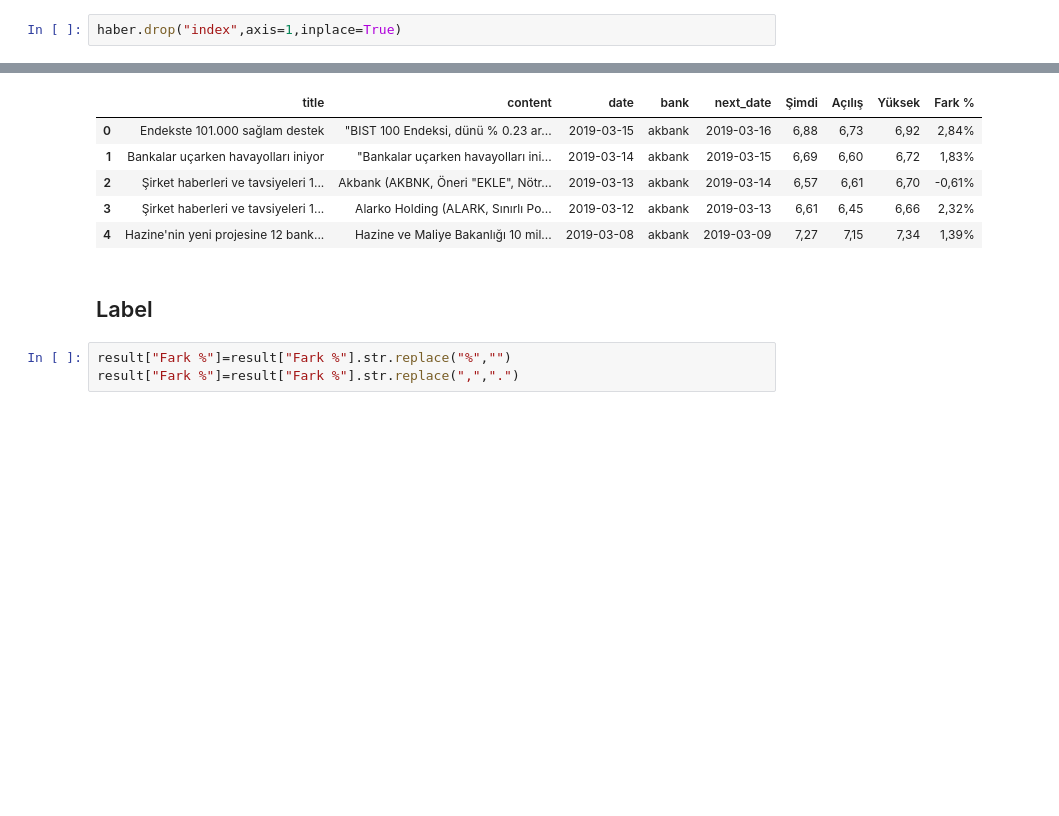
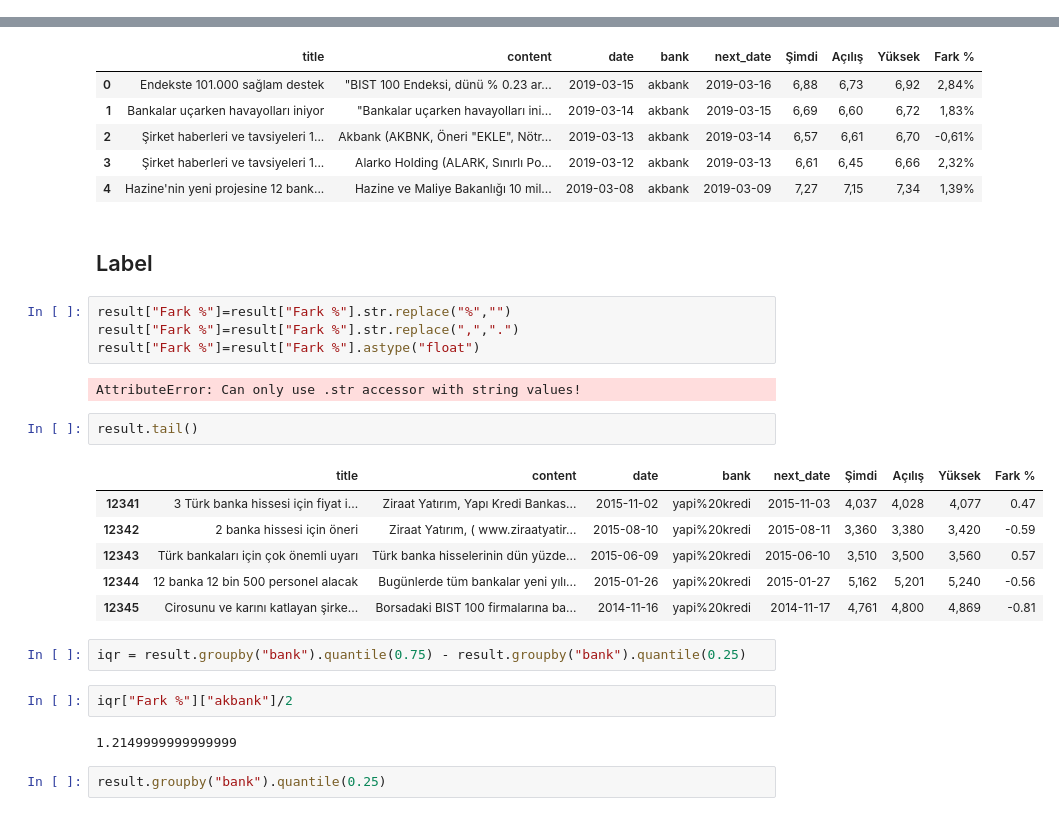
Before and after one commit to karaee/NLP-for-Stock-Price-Prediction-with-RNNs, a Jupyter notebook: Workspace/Data Preparation/clean_data.ipynb, the cells around one changed output, grey strips where cells are left out. Saved outputs shown, nothing was run; the diff lists cells and outputs as text; blank space fills up the shorter version.

```diff
--- a/Workspace/Data Preparation/clean_data.ipynb
+++ b/Workspace/Data Preparation/clean_data.ipynb
@@ -64,4 +55,2 @@ dtype: int64
 # %%
 haber.reset_index(drop=True,inplace=True)
-# %%
-haber.drop("index",axis=1,inplace=True)
@@ -173,3 +190,23 @@ result.head()
 # %%
 result["Fark %"]=result["Fark %"].str.replace("%","")
 result["Fark %"]=result["Fark %"].str.replace(",",".")
+result["Fark %"]=result["Fark %"].astype("float")
+# %% [output]
+AttributeError: Can only use .str accessor with string values!
+# %%
+result.tail()
+# %% [output]
+|  | title | content | date | bank | next_date | Şimdi | Açılış | Yüksek | Fark % |
+| 12341 | 3 Türk banka hissesi için fiyat i... | Ziraat Yatırım, Yapı Kredi Bankas... | 2015-11-02 | yapi%20kredi | 2015-11-03 | 4,037 | 4,028 | 4,077 | 0.47 |
+| 12342 | 2 banka hissesi için öneri | Ziraat Yatırım, ( www.ziraatyatir... | 2015-08-10 | yapi%20kredi | 2015-08-11 | 3,360 | 3,380 | 3,420 | -0.59 |
+| 12343 | Türk bankaları için çok önemli uyarı | Türk banka hisselerinin dün yüzde... | 2015-06-09 | yapi%20kredi | 2015-06-10 | 3,510 | 3,500 | 3,560 | 0.57 |
+| 12344 | 12 banka 12 bin 500 personel alacak | Bugünlerde tüm bankalar yeni yılı... | 2015-01-26 | yapi%20kredi | 2015-01-27 | 5,162 | 5,201 | 5,240 | -0.56 |
+| 12345 | Cirosunu ve karını katlayan şirke... | Borsadaki BIST 100 firmalarına ba... | 2014-11-16 | yapi%20kredi | 2014-11-17 | 4,761 | 4,800 | 4,869 | -0.81 |
+# %%
+iqr = result.groupby("bank").quantile(0.75) - result.groupby("bank").quantile(0.25)
+# %%
+iqr["Fark %"]["akbank"]/2
+# %% [output]
+1.2149999999999999
+# %%
+result.groupby("bank").quantile(0.25)
```
Also changed, not shown: parts of 27 cells of this notebook, 3 other files.
